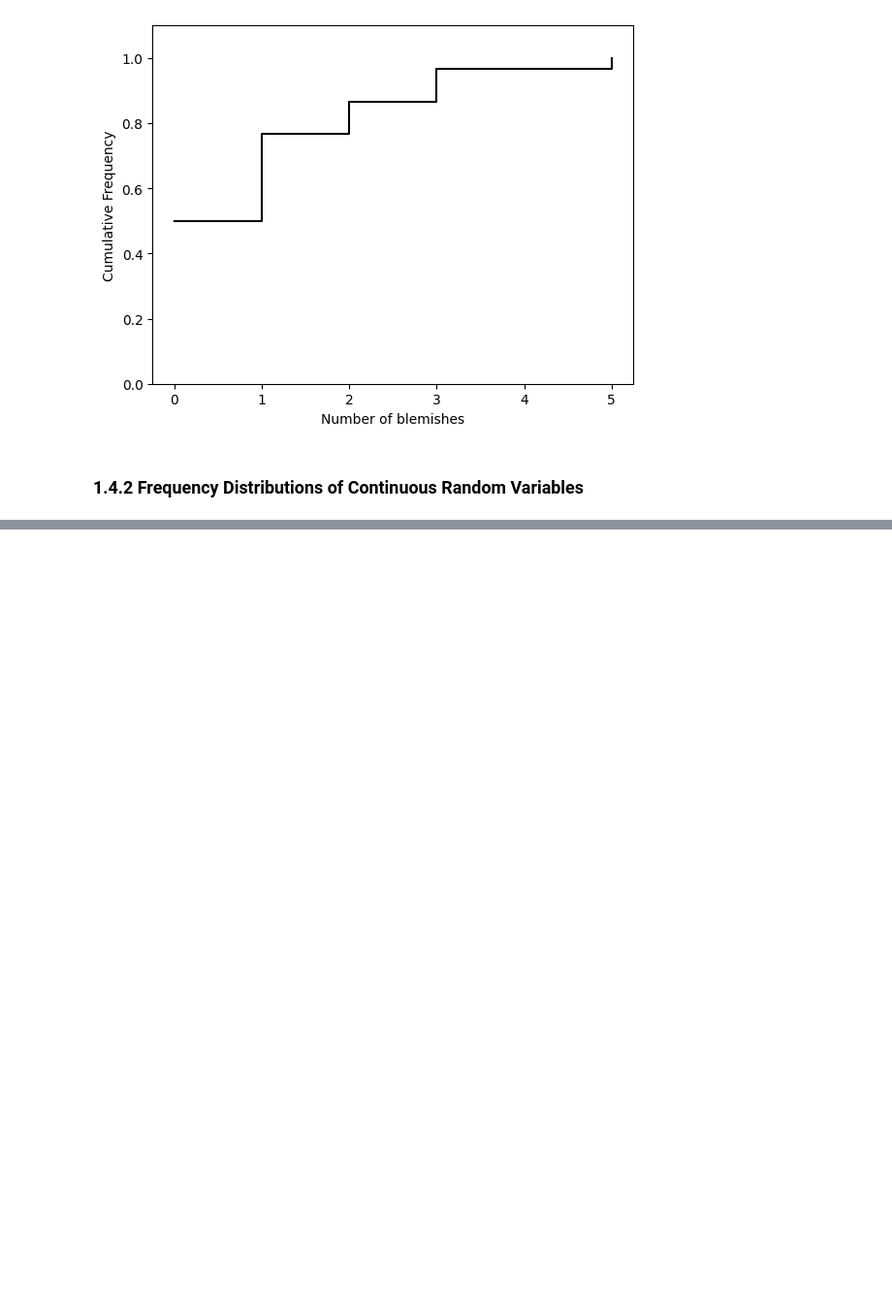
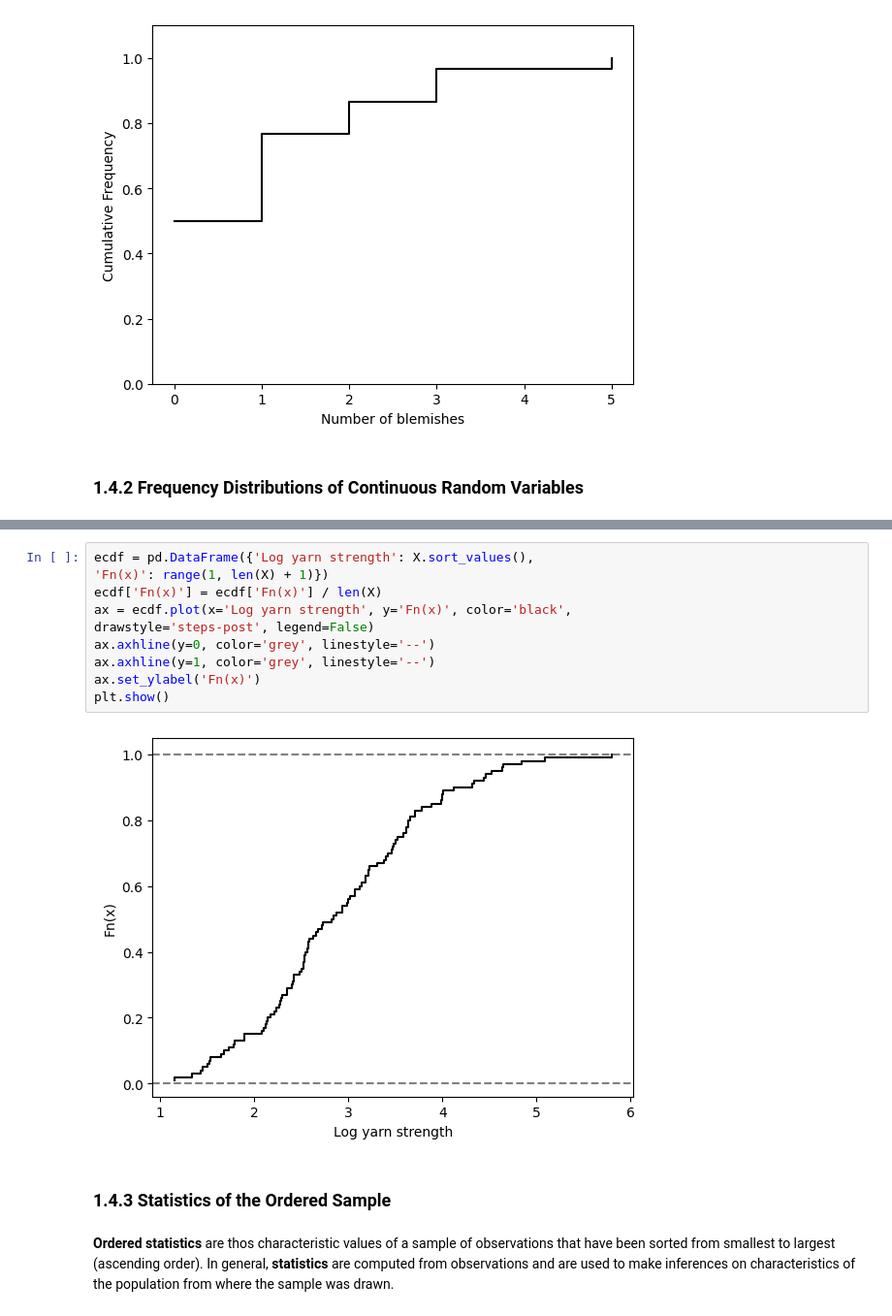
Before and after one commit to rjacksonxyz/Modern-Statistics, a Jupyter notebook: Ch1_Analyzing_Variability/analyzing_variability.ipynb, the cells around one changed output, grey strips where cells are left out. Shown: that part at 97% size. Drawn from its saved outputs; the diff is of its cells as text; blank space fills up the shorter version.

```diff
--- a/Ch1_Analyzing_Variability/analyzing_variability.ipynb
+++ b/Ch1_Analyzing_Variability/analyzing_variability.ipynb
@@ -210,0 +220,16 @@ two questions:
+# %%
+ecdf = pd.DataFrame({'Log yarn strength': X.sort_values(),
+'Fn(x)': range(1, len(X) + 1)})
+ecdf['Fn(x)'] = ecdf['Fn(x)'] / len(X)
+ax = ecdf.plot(x='Log yarn strength', y='Fn(x)', color='black',
+drawstyle='steps-post', legend=False)
+ax.axhline(y=0, color='grey', linestyle='--')
+ax.axhline(y=1, color='grey', linestyle='--')
+ax.set_ylabel('Fn(x)')
+plt.show()
+# %% [output]
+[figure, added]
+# %% [markdown]
+### 1.4.3 Statistics of the Ordered Sample
+# %% [markdown]
+**Ordered statistics** are thos characteristic values of a sample of observations that have been sorted from smallest to largest (ascending order). In general, **statistics** are computed from observations and are used to make inferences on characteristics of the population from where the sample was drawn.
```
Also changed, not shown: parts of 14 cells of this notebook, 1 other file.
